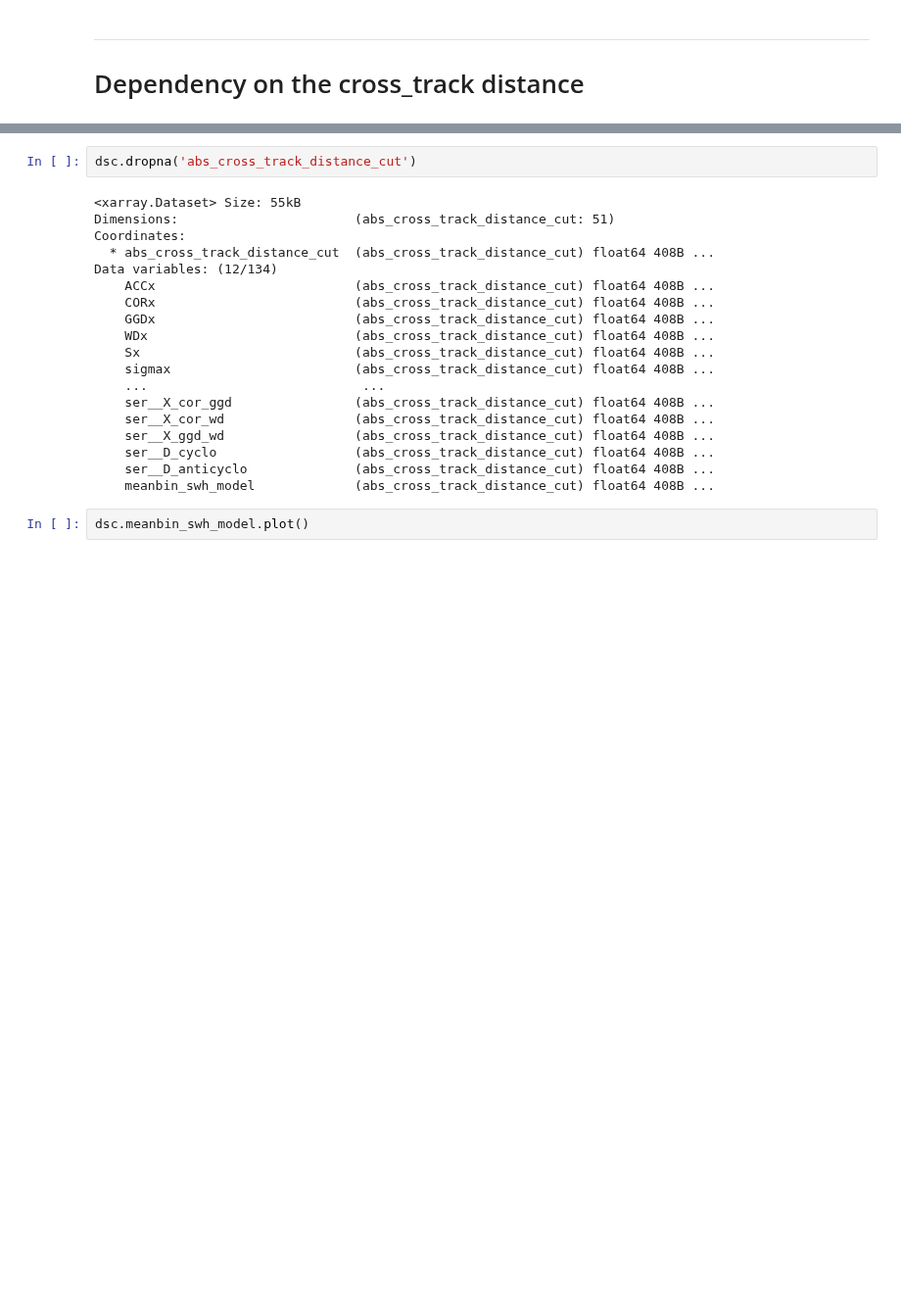
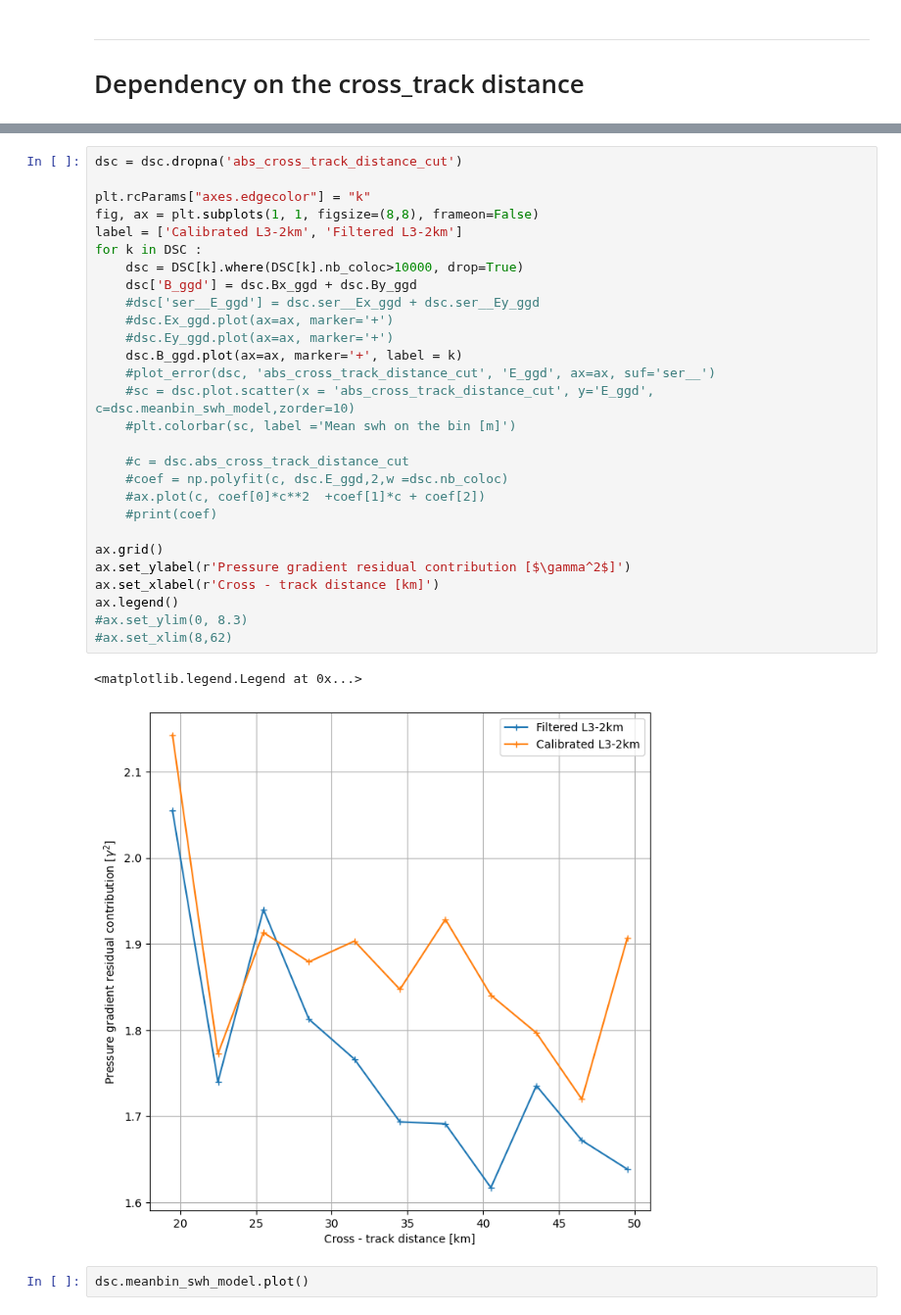
Before and after one commit to margot-demol/med_analysis, a Jupyter notebook: 10_swot_capabilities_diags/23_nadirdistance_duacs.ipynb, the cells around one changed output, grey strips where cells are left out. Shown at 98% size. Drawn from its saved outputs; the diff is of its cells as text; blank space fills up the shorter version.

```diff
--- a/10_swot_capabilities_diags/23_nadirdistance_duacs.ipynb
+++ b/10_swot_capabilities_diags/23_nadirdistance_duacs.ipynb
@@ -218,24 +226,34 @@ ax.set_xlim(8,62)
-# %%
-dsc.dropna('abs_cross_track_distance_cut')
-# %% [output]
-<xarray.Dataset> Size: 55kB
-Dimensions:                       (abs_cross_track_distance_cut: 51)
-Coordinates:
-  * abs_cross_track_distance_cut  (abs_cross_track_distance_cut) float64 408B ...
-Data variables: (12/134)
-    ACCx                          (abs_cross_track_distance_cut) float64 408B ...
-    CORx                          (abs_cross_track_distance_cut) float64 408B ...
-    GGDx                          (abs_cross_track_distance_cut) float64 408B ...
-    WDx                           (abs_cross_track_distance_cut) float64 408B ...
-    Sx                            (abs_cross_track_distance_cut) float64 408B ...
-    sigmax                        (abs_cross_track_distance_cut) float64 408B ...
-    ...                            ...
-    ser__X_cor_ggd                (abs_cross_track_distance_cut) float64 408B ...
-    ser__X_cor_wd                 (abs_cross_track_distance_cut) float64 408B ...
-    ser__X_ggd_wd                 (abs_cross_track_distance_cut) float64 408B ...
-    ser__D_cyclo                  (abs_cross_track_distance_cut) float64 408B ...
-    ser__D_anticyclo              (abs_cross_track_distance_cut) float64 408B ...
-    meanbin_swh_model             (abs_cross_track_distance_cut) float64 408B ...
+# %%
+dsc = dsc.dropna('abs_cross_track_distance_cut')
+
+plt.rcParams["axes.edgecolor"] = "k"
+fig, ax = plt.subplots(1, 1, figsize=(8,8), frameon=False)
+label = ['Calibrated L3-2km', 'Filtered L3-2km']
+for k in DSC :
+    dsc = DSC[k].where(DSC[k].nb_coloc>10000, drop=True)
+    dsc['B_ggd'] = dsc.Bx_ggd + dsc.By_ggd
+    #dsc['ser__E_ggd'] = dsc.ser__Ex_ggd + dsc.ser__Ey_ggd
+    #dsc.Ex_ggd.plot(ax=ax, marker='+')
+    #dsc.Ey_ggd.plot(ax=ax, marker='+')
+    dsc.B_ggd.plot(ax=ax, marker='+', label = k)
+    #plot_error(dsc, 'abs_cross_track_distance_cut', 'E_ggd', ax=ax, suf='ser__')
+    #sc = dsc.plot.scatter(x = 'abs_cross_track_distance_cut', y='E_ggd', c=dsc.meanbin_swh_model,zorder=10)
+    #plt.colorbar(sc, label ='Mean swh on the bin [m]')
+
+    #c = dsc.abs_cross_track_distance_cut
+    #coef = np.polyfit(c, dsc.E_ggd,2,w =dsc.nb_coloc)
+    #ax.plot(c, coef[0]*c**2  +coef[1]*c + coef[2])
+    #print(coef)
+
+ax.grid()
+ax.set_ylabel(r'Pressure gradient residual contribution [$\gamma^2$]')
+ax.set_xlabel(r'Cross - track distance [km]')
+ax.legend()
+#ax.set_ylim(0, 8.3)
+#ax.set_xlim(8,62)
+# %% [output]
+<matplotlib.legend.Legend at 0x...>
+[figure, added]
 # %%
 dsc.meanbin_swh_model.plot()
 # %% [output]
```
Also changed, not shown: parts of 6 cells of this notebook, 9 other files.
